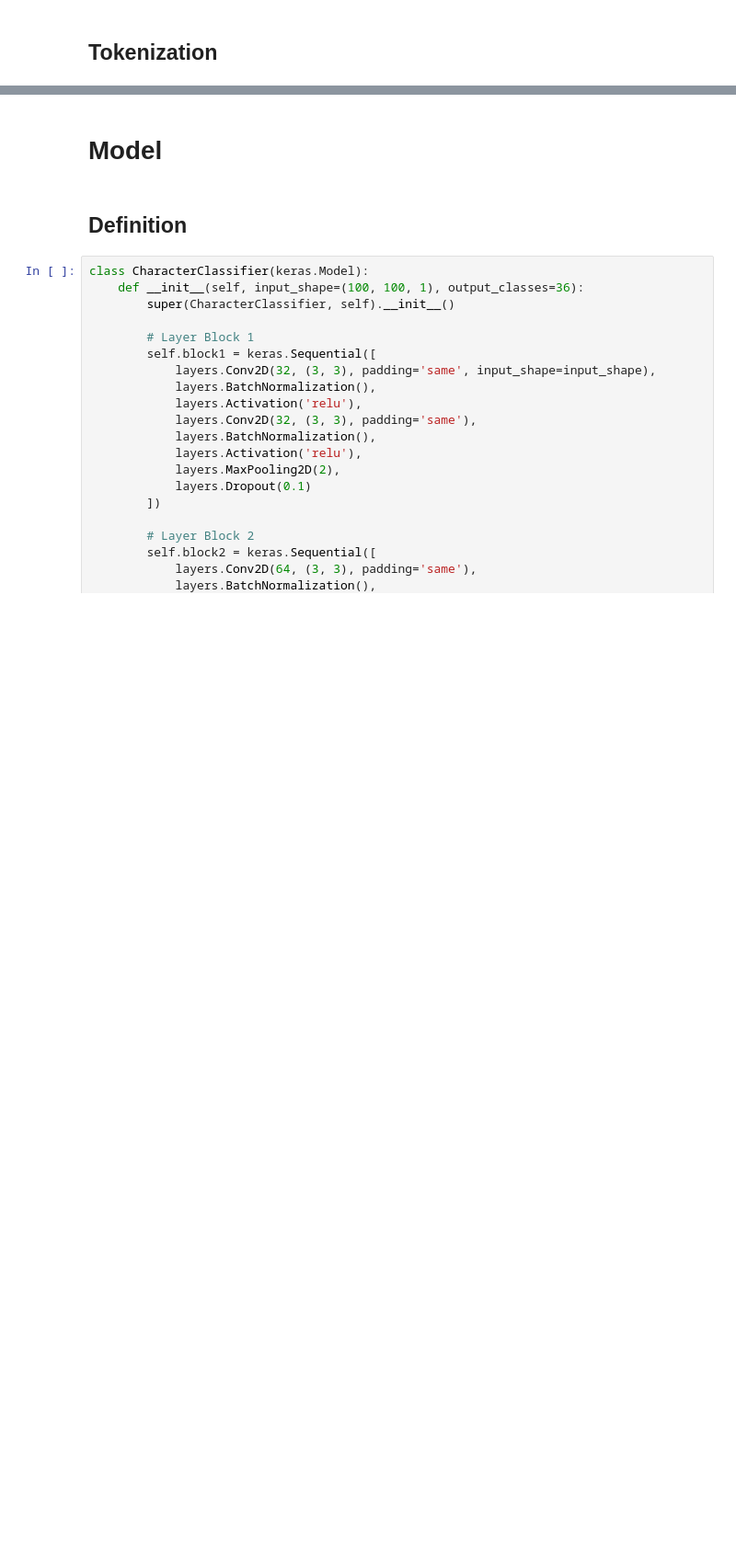
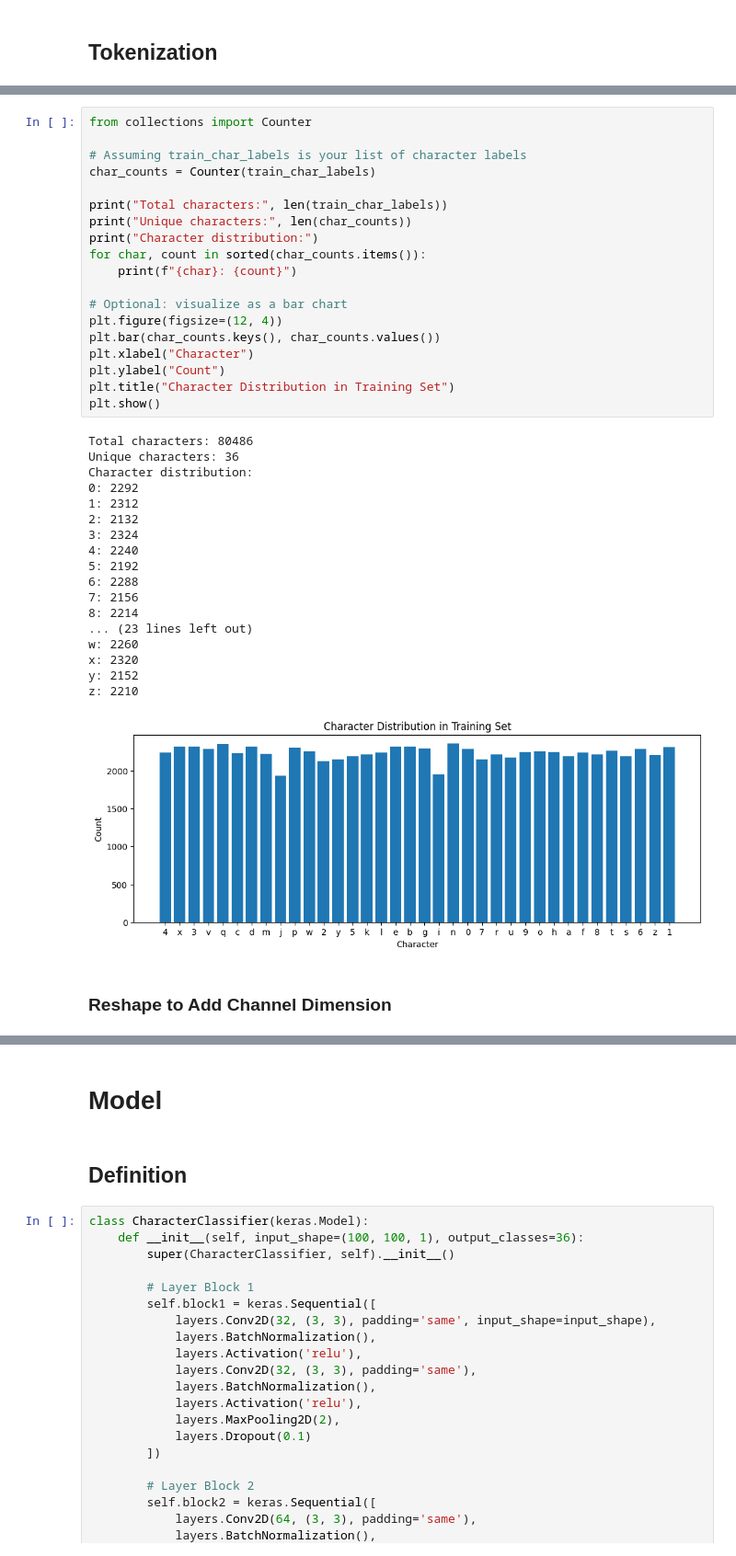
Before and after one commit to Nano-233/OCRCaptcha, a Jupyter notebook: notebooks/captcha-recognition.ipynb, the cells around one changed output, grey strips where cells are left out. Shown at 92% size. Cells and saved outputs as stored; diff of their text form; blank space fills up the shorter version.

```diff
--- a/notebooks/captcha-recognition.ipynb
+++ b/notebooks/captcha-recognition.ipynb
@@ -283,0 +346,40 @@ Processing label: owek
+# %%
+from collections import Counter
+
+# Assuming train_char_labels is your list of character labels
+char_counts = Counter(train_char_labels)
+
+print("Total characters:", len(train_char_labels))
+print("Unique characters:", len(char_counts))
+print("Character distribution:")
+for char, count in sorted(char_counts.items()):
+    print(f"{char}: {count}")
+
+# Optional: visualize as a bar chart
+plt.figure(figsize=(12, 4))
+plt.bar(char_counts.keys(), char_counts.values())
+plt.xlabel("Character")
+plt.ylabel("Count")
+plt.title("Character Distribution in Training Set")
+plt.show()
+# %% [output]
+Total characters: 80486
+Unique characters: 36
+Character distribution:
+0: 2292
+1: 2312
+2: 2132
+3: 2324
+4: 2240
+5: 2192
+6: 2288
+7: 2156
+8: 2214
+... (23 lines left out)
+w: 2260
+x: 2320
+y: 2152
+z: 2210
+[figure, added]
+# %% [markdown]
+### Reshape to Add Channel Dimension
```
Also changed, not shown: parts of 28 cells of this notebook.
